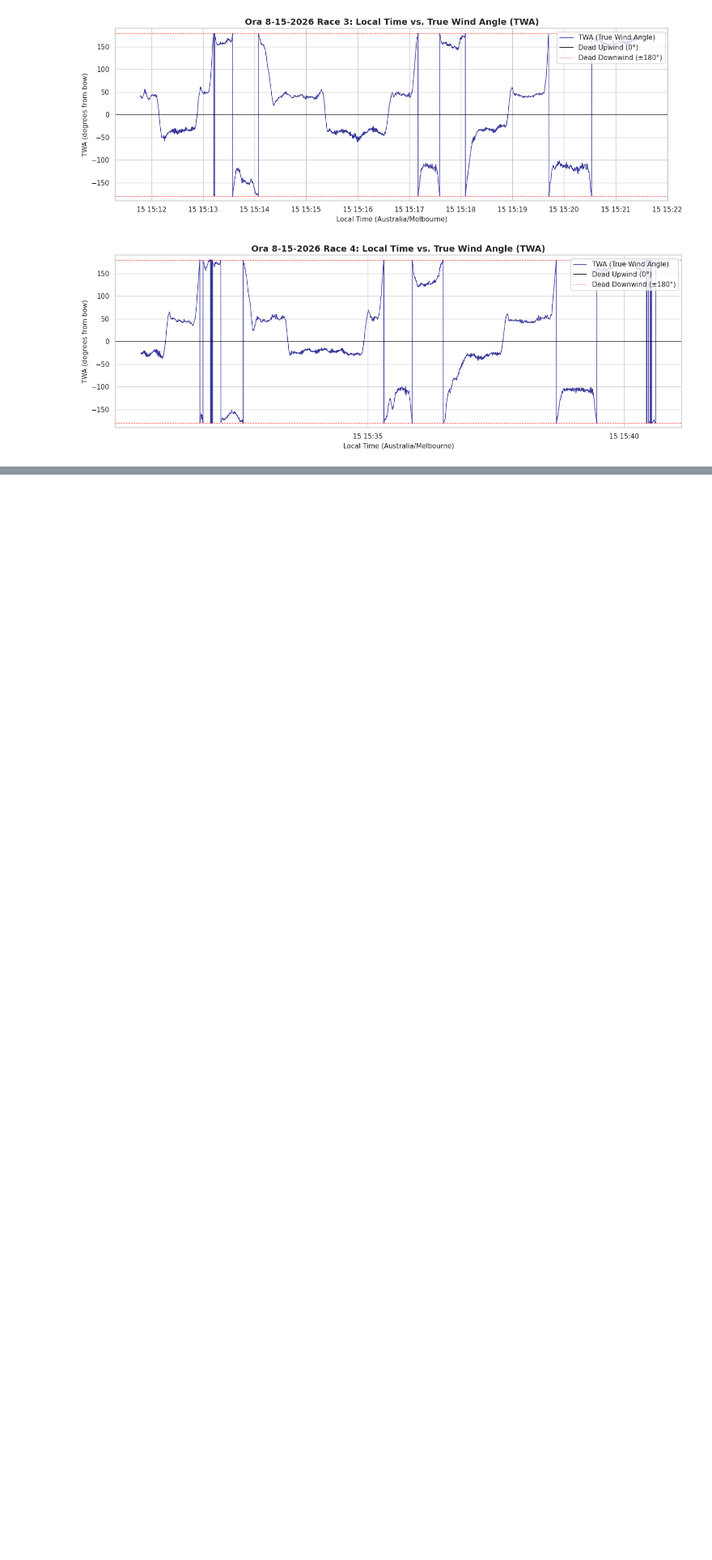
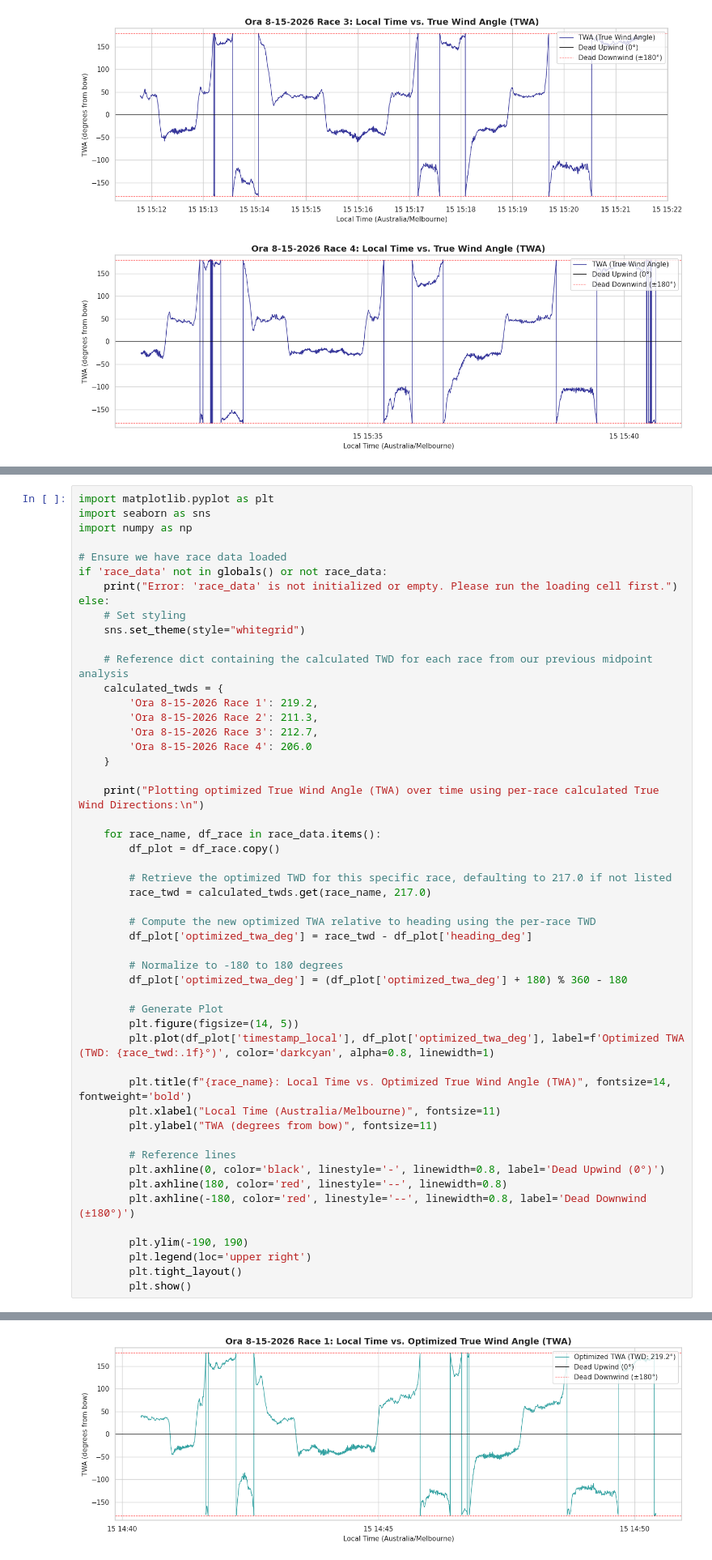
Before and after one commit to nedw0003/MMA3001_Sailing_Performance_Analysis, a Jupyter notebook: MMA3001_Sailing_Performance_Analysis.ipynb, the cells around one changed output, grey strips where cells are left out. Shown at 81% size. Drawn from its saved outputs; the diff is of its cells as text; blank space fills up the shorter version.

Commit message:
Complete checks of wind direction estimation and TWA classification

```diff
--- a/MMA3001_Sailing_Performance_Analysis.ipynb
+++ b/MMA3001_Sailing_Performance_Analysis.ipynb
@@ -494,0 +625,52 @@ Plotting True Wind Angle (TWA) over time using a True Wind Direction of 215°.
+# %%
+import matplotlib.pyplot as plt
+import seaborn as sns
+import numpy as np
+
+# Ensure we have race data loaded
+if 'race_data' not in globals() or not race_data:
+    print("Error: 'race_data' is not initialized or empty. Please run the loading cell first.")
+else:
+    # Set styling
+    sns.set_theme(style="whitegrid")
+
+    # Reference dict containing the calculated TWD for each race from our previous midpoint analysis
+    calculated_twds = {
+        'Ora 8-15-2026 Race 1': 219.2,
+        'Ora 8-15-2026 Race 2': 211.3,
+        'Ora 8-15-2026 Race 3': 212.7,
+        'Ora 8-15-2026 Race 4': 206.0
+    }
+
+    print("Plotting optimized True Wind Angle (TWA) over time using per-race calculated True Wind Directions:\n")
+
+    for race_name, df_race in race_data.items():
+        df_plot = df_race.copy()
+
+        # Retrieve the optimized TWD for this specific race, defaulting to 217.0 if not listed
+        race_twd = calculated_twds.get(race_name, 217.0)
+
+        # Compute the new optimized TWA relative to heading using the per-race TWD
+        df_plot['optimized_twa_deg'] = race_twd - df_plot['heading_deg']
+
+        # Normalize to -180 to 180 degrees
+        df_plot['optimized_twa_deg'] = (df_plot['optimized_twa_deg'] + 180) % 360 - 180
+
+        # Generate Plot
+        plt.figure(figsize=(14, 5))
+        plt.plot(df_plot['timestamp_local'], df_plot['optimized_twa_deg'], label=f'Optimized TWA (TWD: {race_twd:.1f}°)', color='darkcyan', alpha=0.8, linewidth=1)
+
+        plt.title(f"{race_name}: Local Time vs. Optimized True Wind Angle (TWA)", fontsize=14, fontweight='bold')
+        plt.xlabel("Local Time (Australia/Melbourne)", fontsize=11)
+        plt.ylabel("TWA (degrees from bow)", fontsize=11)
+
+        # Reference lines
+        plt.axhline(0, color='black', linestyle='-', linewidth=0.8, label='Dead Upwind (0°)')
+        plt.axhline(180, color='red', linestyle='--', linewidth=0.8)
+        plt.axhline(-180, color='red', linestyle='--', linewidth=0.8, label='Dead Downwind (±180°)')
+
+        plt.ylim(-190, 190)
+        plt.legend(loc='upper right')
+        plt.tight_layout()
+        plt.show()
+# %% [output]
@@ -494,0 +678 @@ Plotting True Wind Angle (TWA) over time using a True Wind Direction of 215°.
+[figure, added]
```
Also changed, not shown: parts of 5 cells of this notebook.
